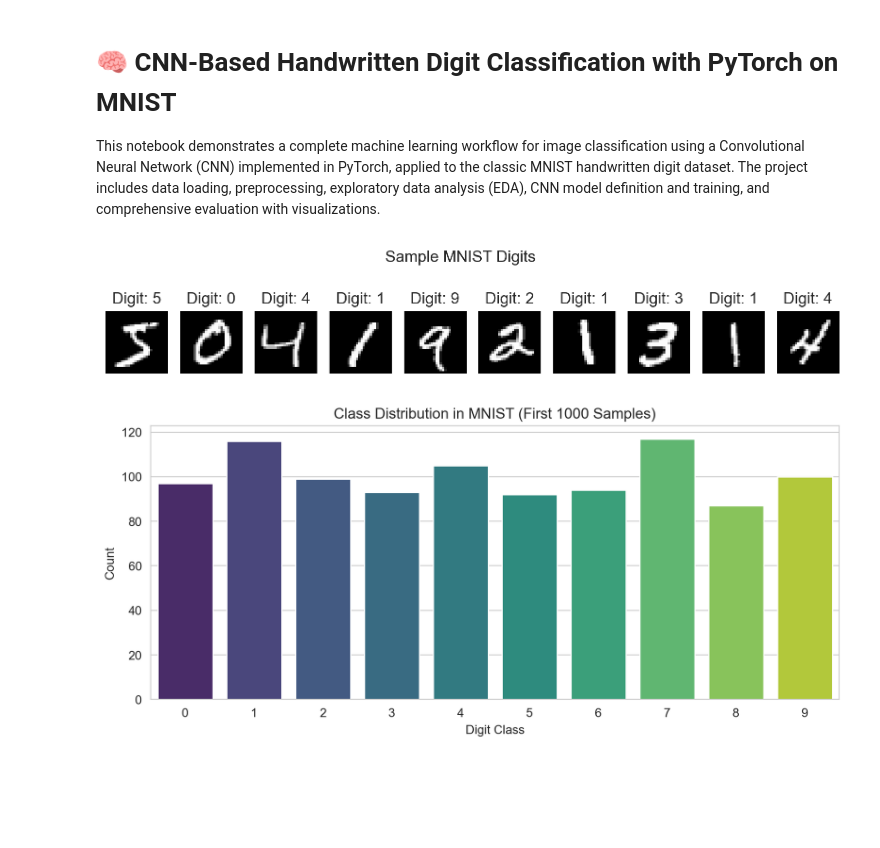
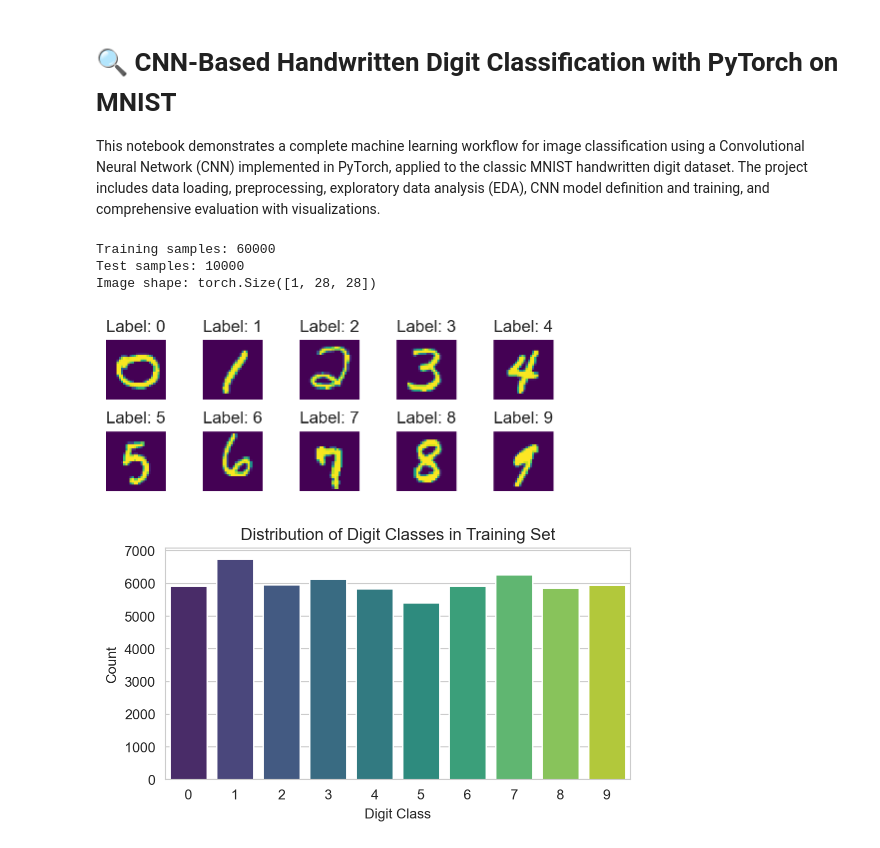
Before and after one commit to xlxsgit/machine-learning-lab, a Jupyter notebook: notebooks/3_Deep_Learning/2_cnn_models/CNN_Classification_on_MNIST.ipynb, the cells around one changed output. Drawn from its saved outputs; the diff is of its cells as text; code cells hidden in the pictures; blank space fills up the shorter version.

```diff
--- a/notebooks/3_Deep_Learning/2_cnn_models/CNN_Classification_on_MNIST.ipynb
+++ b/notebooks/3_Deep_Learning/2_cnn_models/CNN_Classification_on_MNIST.ipynb
@@ -1,5 +1,5 @@
 # %% [markdown]
-# 🧠 CNN-Based Handwritten Digit Classification with PyTorch on MNIST
+# 🔍 CNN-Based Handwritten Digit Classification with PyTorch on MNIST
 This notebook demonstrates a complete machine learning workflow for image classification using a Convolutional Neural Network (CNN) implemented in PyTorch, applied to the classic MNIST handwritten digit dataset. The project includes data loading, preprocessing, exploratory data analysis (EDA), CNN model definition and training, and comprehensive evaluation with visualizations.
 # %%
 # Cell 1: Import libraries and set global configurations
@@ -41,22 +28,53 @@ raw_labels = np.array([raw_train_data[i][1] for i in range(1000)])
+# %%
+# Cell 2: Load and prepare MNIST dataset
+# Define data transformations
+transform_train = transforms.Compose([
+    transforms.ToTensor(),
+    transforms.Normalize((0.1307,), (0.3081,))
+])
+
+transform_test = transforms.Compose([
+    transforms.ToTensor(),
+    transforms.Normalize((0.1307,), (0.3081,))
+])
+
+# Load train and test datasets
+train_dataset = datasets.MNIST(root='../../data', train=True, download=True, transform=transform_train)
+test_dataset = datasets.MNIST(root='../../data', train=False, download=True, transform=transform_test)
+
+# Create data loaders
+train_loader = DataLoader(train_dataset, batch_size=64, shuffle=True)
+test_loader = DataLoader(test_dataset, batch_size=1000, shuffle=False)
+
+print(f"Training samples: {len(train_dataset)}")
+print(f"Test samples: {len(test_dataset)}")
+print(f"Image shape: {train_dataset[0][0].shape}")
+# %% [output]
+Training samples: 60000
+Test samples: 10000
+Image shape: torch.Size([1, 28, 28])
 # %%
-# Cell 3: Exploratory Data Analysis (EDA)
-# Display sample images
-fig, axes = plt.subplots(1, 10, figsize=(10, 2))
-for i, ax in enumerate(axes.flat):
-    ax.imshow(raw_images[i], cmap='gray')
-    ax.set_title(f'Digit: {raw_labels[i]}')
-    ax.axis('off')
-plt.suptitle('Sample MNIST Digits')
+# Cell 3: Exploratory Data Analysis
+# Visualize sample images and class distribution
+fig, axes = plt.subplots(2, 5, figsize=(5, 2))
+for i in range(10):
+    idx = np.random.choice(np.where(train_dataset.targets.numpy() == i)[0])
+    img, label = train_dataset[idx]
+    axes[i//5, i%5].imshow(img.squeeze(), cmap='viridis')
+    axes[i//5, i%5].set_title(f'Label: {label}')
+    axes[i//5, i%5].axis('off')
+
+plt.tight_layout()
 plt.show()
 
-# Class distribution
-plt.figure(figsize=(10, 4))
-sns.countplot(x=raw_labels, palette='viridis')
-plt.title('Class Distribution in MNIST (First 1000 Samples)')
+# Plot class distribution
+plt.figure(figsize=(6, 3))
+sns.countplot(x=train_dataset.targets.numpy(), palette='viridis')
+plt.title('Distribution of Digit Classes in Training Set')
 plt.xlabel('Digit Class')
 plt.ylabel('Count')
 plt.show()
 # %% [output]
-[figure, old version]
+[figure, new version]
-[figure, old version]
+[figure, new version]
 # %%
```
Also changed, not shown: parts of 9 cells of this notebook, 10 other files.
